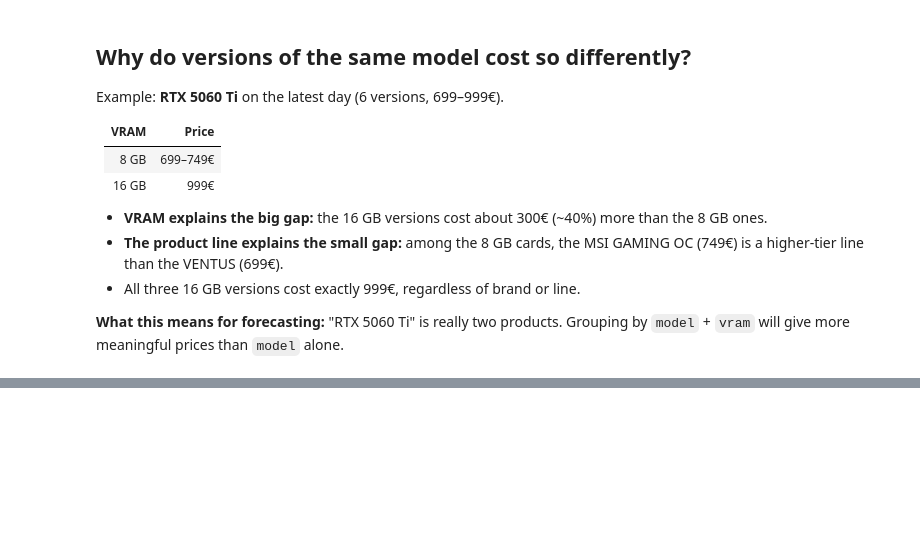
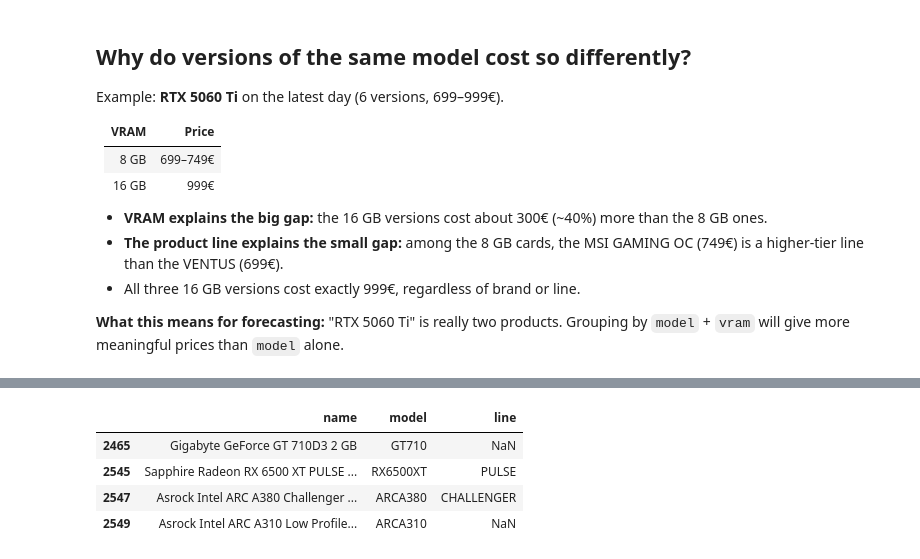
Before and after one commit to odysmpasias/gpu-price-tracker, a Jupyter notebook: notebooks/02_eda.ipynb, the cells around one changed output, grey strips where cells are left out. Cells and saved outputs as stored; diff of their text form; code cells hidden in the pictures; blank space fills up the shorter version.

```diff
--- a/notebooks/02_eda.ipynb
+++ b/notebooks/02_eda.ipynb
@@ -370,0 +440,8 @@ latest[latest["model"] == "RTX5070"][["name", "vram", "price"]].sort_values("pri
+# %%
+latest[latest["model_count"] == 1][["name", "model", "line"]]
+# %% [output]
+|  | name | model | line |
+| 2465 | Gigabyte GeForce GT 710D3 2 GB | GT710 | NaN |
+| 2545 | Sapphire Radeon RX 6500 XT PULSE ... | RX6500XT | PULSE |
+| 2547 | Asrock Intel ARC A380 Challenger ... | ARCA380 | CHALLENGER |
+| 2549 | Asrock Intel ARC A310 Low Profile... | ARCA310 | NaN |
```
Also changed, not shown: parts of 28 cells of this notebook.
